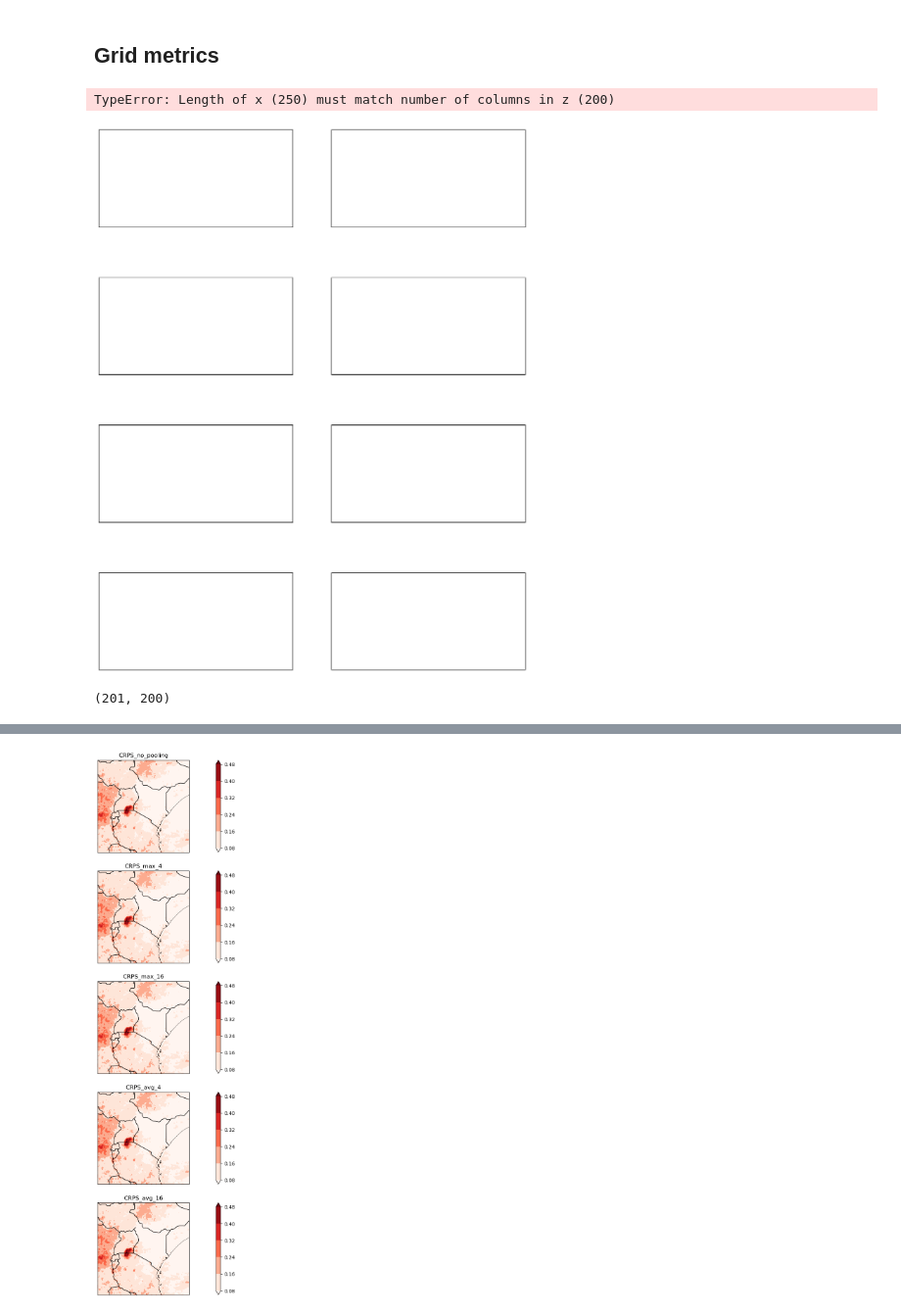
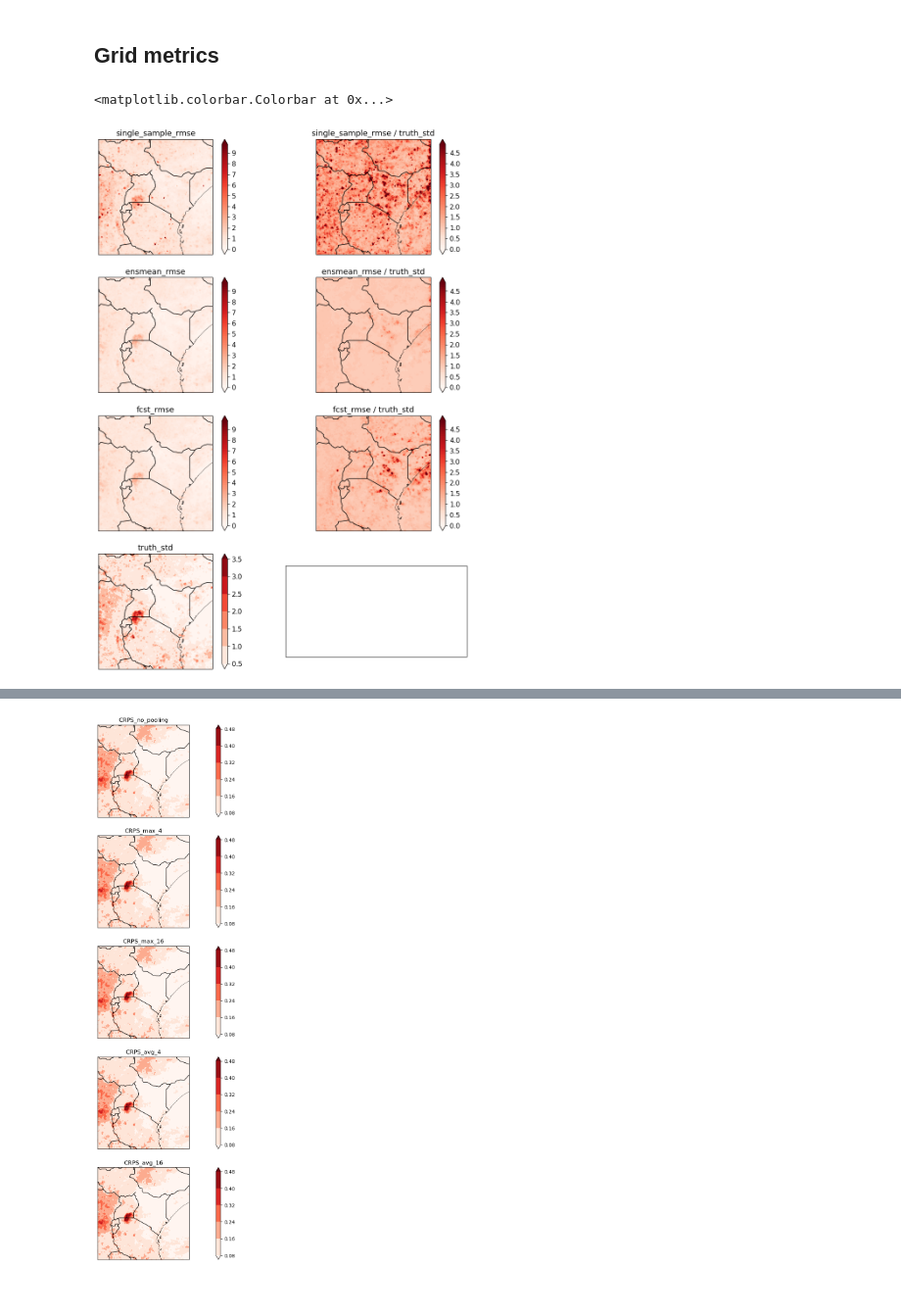
Before and after one commit to mlangguth89/downscaling-cgan, a Jupyter notebook: notebooks/plot_cgan_metrics.ipynb, the cells around one changed output, grey strips where cells are left out. Shown at 98% size. Cells and saved outputs as stored; diff of their text form; code cells hidden in the pictures.

Commit message:
sorted out lat / lon ranges

```diff
--- a/notebooks/plot_cgan_metrics.ipynb
+++ b/notebooks/plot_cgan_metrics.ipynb
@@ -120,7 +113,7 @@ spacing = 10
 units = "Rain rate [mm h$^{-1}$]"
 precip_levels=np.arange(0, 1.5, 0.15)
 
-indexes = wet_day_indexes[3:5]
+indexes = wet_day_indexes[:10]
 num_cols = 5
 num_samples = len(indexes)
 num_rows = num_samples
@@ -194,8 +187,10 @@ from dsrnngan.data import DEFAULT_LATITUDE_RANGE, DEFAULT_LONGITUDE_RANGE
 special_areas = {'lake_victoria': {'lat_range': [-3,1], 'lon_range': [31, 35]},
                  'nairobi': {'lat_range': [-1.5,-1], 'lon_range': [36.5, 37]},
                  'mombasa (coastal)': {'lat_range': [-4.1,-3.9], 'lon_range': [39.5, 39.8]},
-                 'addis ababa': {'lat_range': [8.8, 9.1], 'lon_range': [38.5, 38.9]},
-                 'bale_mountains': {'lat_range': [6.6, 7.0], 'lon_range': [39.3, 40.2]}}
+                #  'addis ababa': {'lat_range': [8.8, 9.1], 'lon_range': [38.5, 38.9]},
+                 'bale_mountains': {'lat_range': [6.6, 7.0], 'lon_range': [39.3, 40.2]},
+                 'Butembo / virunga (DRC)': {'lat_range': [-1, 0.5], 'lon_range': [29.0, 29.8]},
+                 'Kampala': {'lat_range': [0, 0.6], 'lon_range': [32.1, 32.9]}}
 
 lat_range = [np.round(item, 1) for item in DEFAULT_LATITUDE_RANGE]
 lon_range = [np.round(item, 1) for item in DEFAULT_LONGITUDE_RANGE]
@@ -384,7 +373,7 @@ import cartopy.feature as cfeature
 from matplotlib import colorbar, colors, gridspec
 from dsrnngan.data import DEFAULT_LATITUDE_RANGE, DEFAULT_LONGITUDE_RANGE
 # %%
-def plot_contourf_2(ax, data, title, value_range=None, lon_range=DEFAULT_LONGITUDE_RANGE, lat_range=DEFAULT_LATITUDE_RANGE,
+def plot_contourf(ax, data, title, value_range=None, lon_range=DEFAULT_LONGITUDE_RANGE, lat_range=DEFAULT_LATITUDE_RANGE,
                   cmap='Reds'):
 
     if value_range:
@@ -393,8 +382,7 @@ def plot_contourf_2(ax, data, title, value_range=None, lon_range=DEFAULT_LONGITU
                             levels=value_range, norm=colors.Normalize(min(value_range), max(value_range)),
                             extend='both')
     else:
-        print(len(lon_range))
-        print(len(lat_range))
+
         im = ax.contourf(lon_range, lat_range, data, transform=ccrs.PlateCarree(),
                     cmap=cmap,
                     extend='both')
@@ -415,33 +403,33 @@ truth_std = np.std(truth_array, axis=0)
 # %%
 # RMSE
 fig, ax = plt.subplots(len(rmse_dict.keys())+1,2,
                        subplot_kw={'projection' : ccrs.PlateCarree()},
                        figsize=(12,16))
+
+lat_range=np.arange(-10.05, 10.05, 0.1)
+lon_range=np.arange(25.05, 45.05, 0.1)
+
 
 max_level = 10
 value_range = list(np.arange(0, max_level, max_level / 50))
 
 value_range_2 = list(np.arange(0, 5, 5 / 50))
 
 for n, (k, v) in enumerate(rmse_dict.items()):
 
-    im = plot_contourf_2(ax[n,0], v, title=k, value_range=value_range)
+    im = plot_contourf(ax[n,0], v, title=k, value_range=value_range, lat_range=lat_range, lon_range=lon_range)
     plt.colorbar(im, ax=ax[n,0])
     ax[n,0].set_title(k)
-    im2 = plot_contourf_2(ax[n,1], v / truth_std, title=k + ' / truth_std', value_range=value_range_2 )
+    im2 = plot_contourf(ax[n,1], v / truth_std, title=k + ' / truth_std', value_range=value_range_2 , lat_range=lat_range, lon_range=lon_range)
     plt.colorbar(im2, ax=ax[n,1])
 
-im = plot_contourf_2(ax[n+1,0], truth_std, title='truth_std')
+im = plot_contourf(ax[n+1,0], truth_std, title='truth_std', lat_range=lat_range, lon_range=lon_range)
 plt.colorbar(im, ax=ax[n+1,0])
 
-plt.savefig('cgan_metrics/rmse.png')
+# plt.savefig('cgan_metrics/rmse.png')
 # %% [output]
-TypeError: Length of x (250) must match number of columns in z (200)
+<matplotlib.colorbar.Colorbar at 0x...>
-[figure, old version]
+[figure, new version]
-# %%
-v.shape
-# %% [output]
-(201, 200)
 # %%
 # bias
 bias_dict = {'single_sample_bias': np.mean(samples_gen_array[:,:,:,0] - truth_array, axis=0),
```
Also changed, not shown: parts of 14 cells of this notebook.
